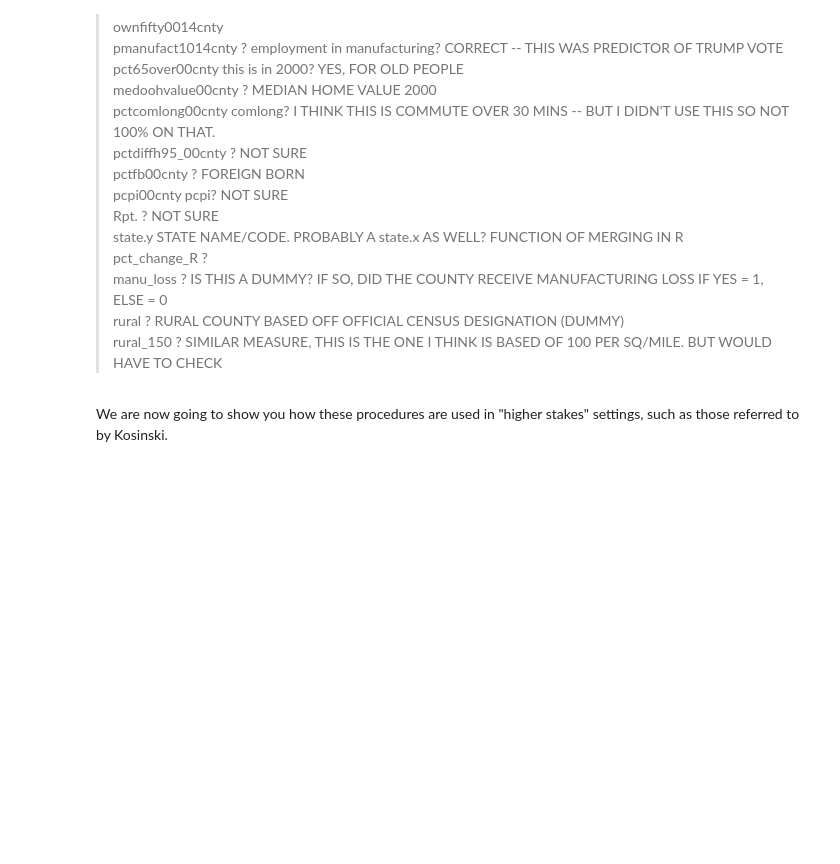
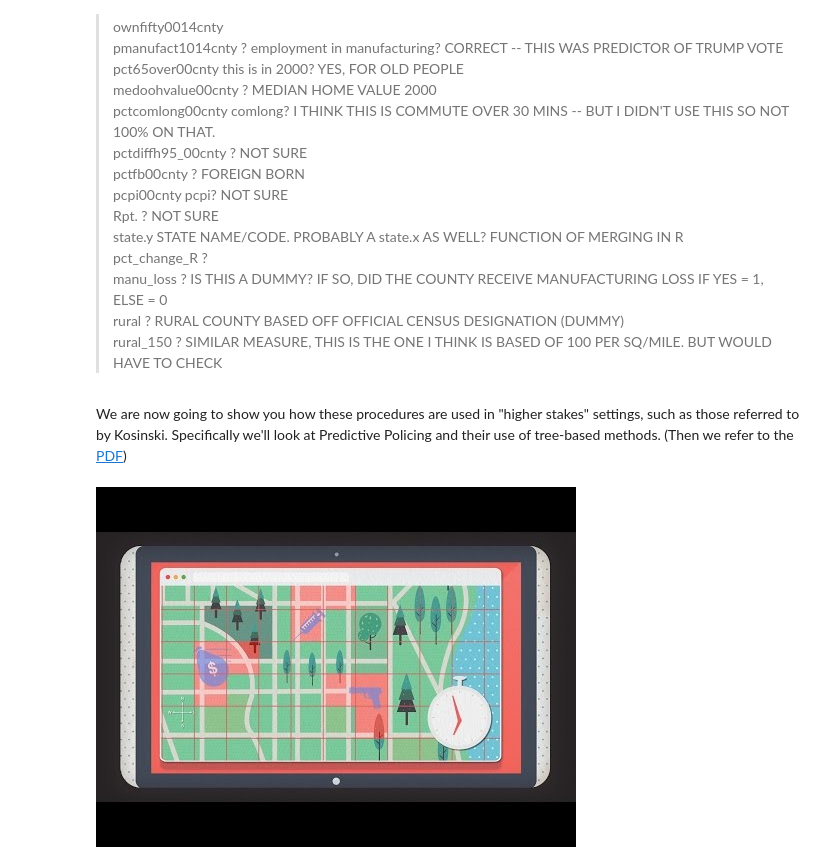
Before and after one commit to computationaljournalism/columbia2018, a Jupyter notebook: notebooks/17_TeachingMachinesToLearn_2.ipynb, the cells around one changed output. Cells and saved outputs as stored; diff of their text form; code cells hidden in the pictures; blank space fills up the shorter version.

```diff
--- a/notebooks/17_TeachingMachinesToLearn_2.ipynb
+++ b/notebooks/17_TeachingMachinesToLearn_2.ipynb
@@ -433,4 +378,9 @@ manu_loss ? IS THIS A DUMMY? IF SO, DID THE COUNTY RECEIVE MANUFACTURING LOSS IF
 rural ? RURAL COUNTY BASED OFF OFFICIAL CENSUS DESIGNATION (DUMMY) <br>
 rural_150 ? SIMILAR MEASURE, THIS IS THE ONE I THINK IS BASED OF 100 PER SQ/MILE. BUT WOULD HAVE TO CHECK<br>
 # %% [markdown]
-We are now going to show you how these procedures are used in "higher stakes" settings, such as those referred to by Kosinski.
+We are now going to show you how these procedures are used in "higher stakes" settings, such as those referred to by Kosinski. Specifically we'll look at Predictive Policing and their use of tree-based methods.  (Then we refer to the [PDF](https://www.dropbox.com/s/2ouigzpwobm2ux1/17_TeachingMachinesToLearn.pdf?dl=0))
+# %%
+from IPython.lib.display import YouTubeVideo
+YouTubeVideo('YxvyeaL7NEM')
+# %% [output]
+[figure, added]
```
Also changed, not shown: parts of 10 cells of this notebook.
